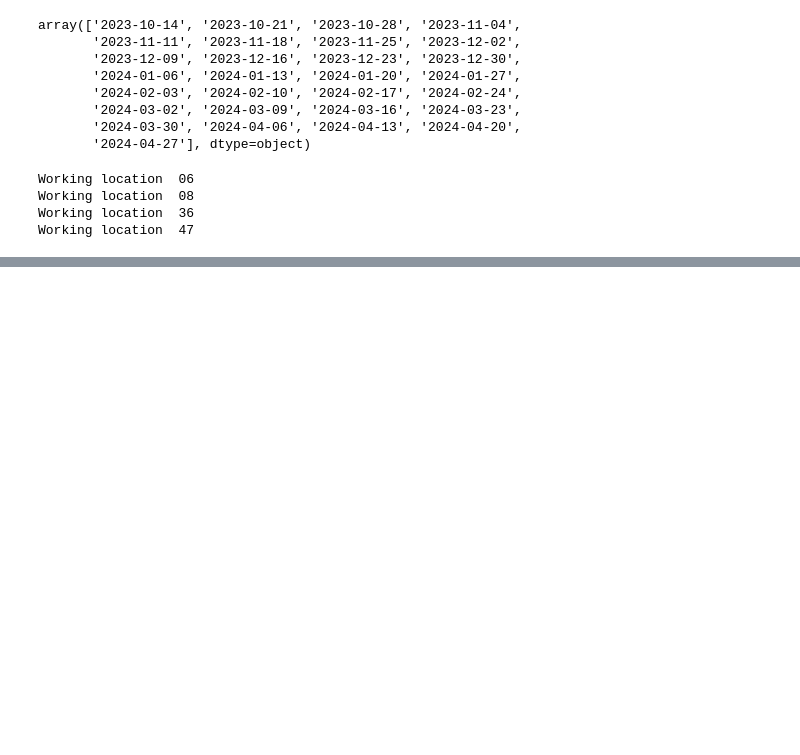
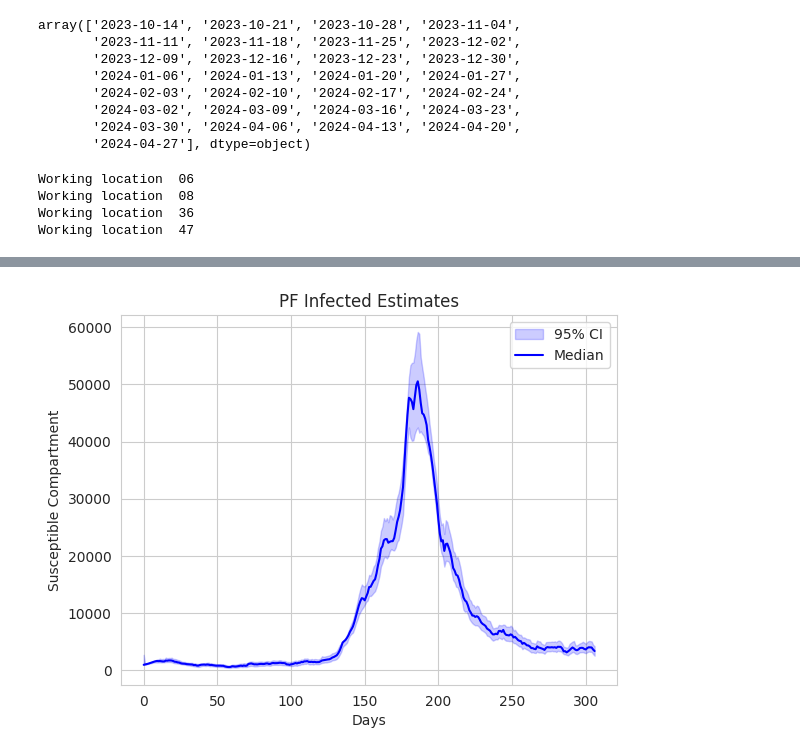
Before and after one commit to atiumcache/pmcmc_forecast, a Jupyter notebook: notebooks/scratch.ipynb, the cells around one changed output, grey strips where cells are left out. Saved outputs shown, nothing was run; the diff lists cells and outputs as text; code cells hidden in the pictures; blank space fills up the shorter version.

```diff
--- a/notebooks/scratch.ipynb
+++ b/notebooks/scratch.ipynb
@@ -102,0 +265,13 @@ Working location  47
+# %%
+infected_df = pd.DataFrame(states_np[:, 1, 1:])
+# %%
+quantiles = infected_df.quantile([0.025, 0.5, 0.975], axis=0)
+plt.fill_between(range(infected_df.shape[1]), quantiles.loc[0.025], quantiles.loc[0.975], color='b', alpha=0.2, label='95% CI')
+plt.plot(range(infected_df.shape[1]), quantiles.loc[0.5], color='b', label='Median')
+plt.xlabel('Days')
+plt.ylabel('Susceptible Compartment')
+plt.title('PF Infected Estimates')
+plt.legend()
+plt.show()
+# %% [output]
+[figure, added]
```
Also changed, not shown: parts of 16 cells of this notebook, 7 other files.
